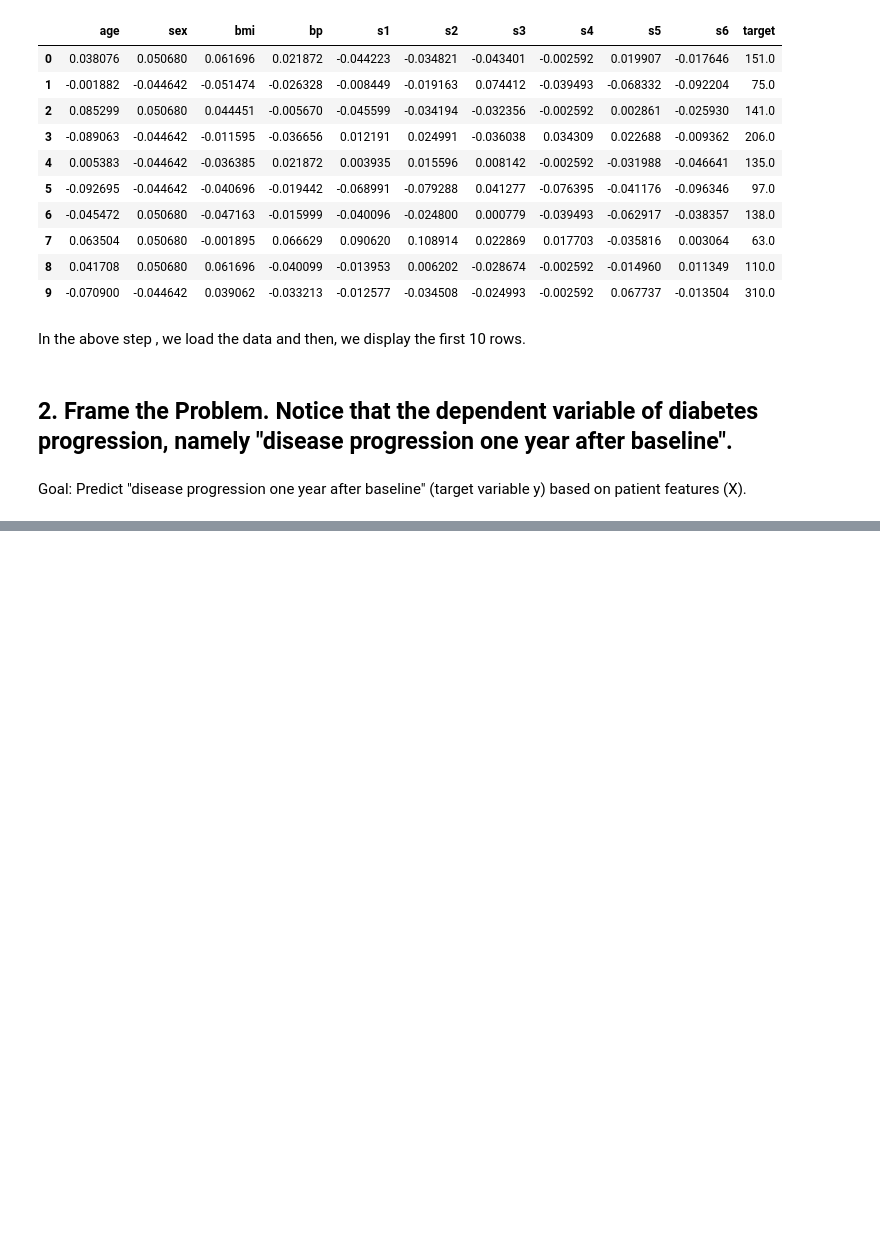
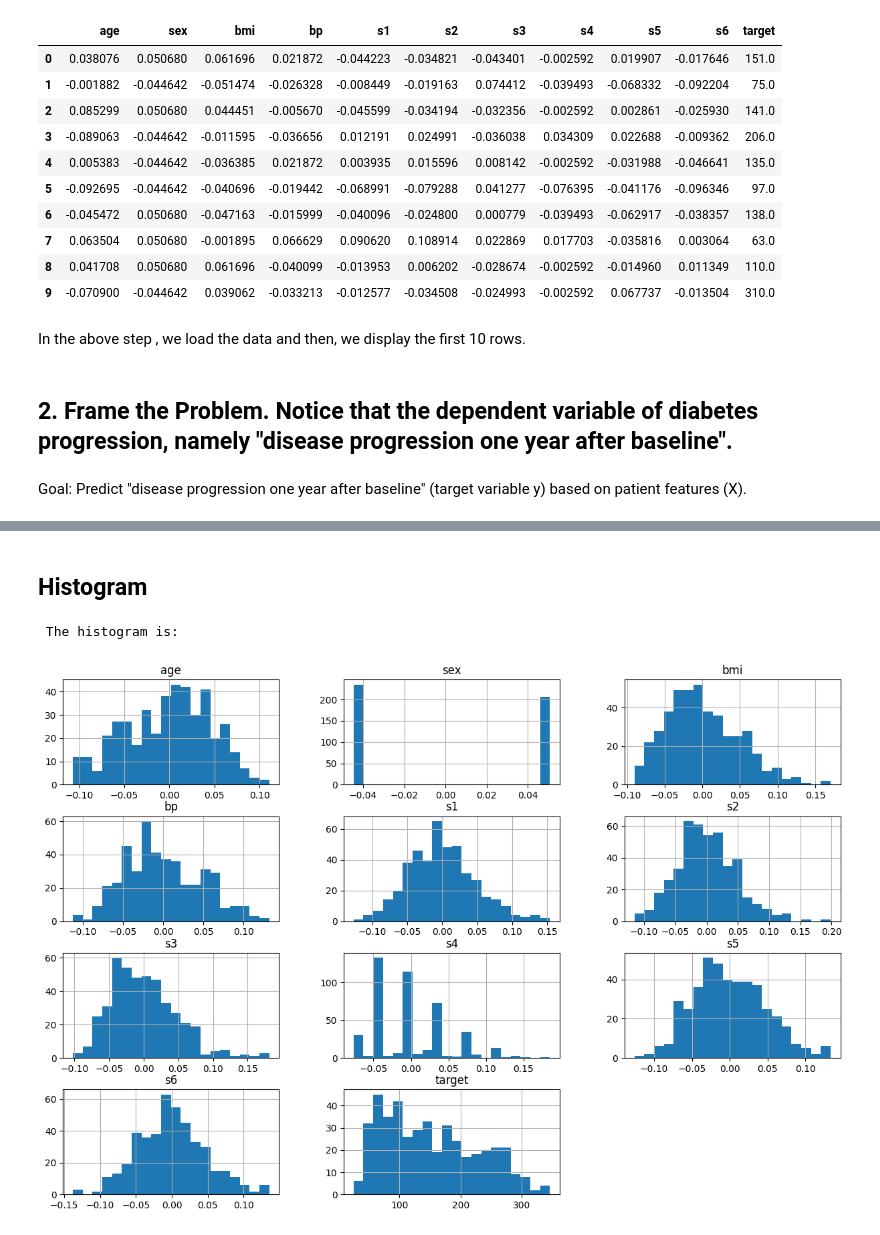
Before and after one commit to theRedeemer997/Practical-Lab-2-CSCN8010-8990691, a Jupyter notebook: lab2.ipynb, the cells around one changed output, grey strips where cells are left out. Saved outputs shown, nothing was run; the diff lists cells and outputs as text; code cells hidden in the pictures; blank space fills up the shorter version.

```diff
--- a/lab2.ipynb
+++ b/lab2.ipynb
@@ -36,0 +91,10 @@ Goal: Predict "disease progression one year after baseline" (target variable y)
+# %% [markdown]
+## Histogram
+# %%
+print("\n The histogram is: ")
+# histogram where width=15 and height = 10
+df.hist(bins=20, figsize=(15, 10))
+plt.show()
+# %% [output]
+ The histogram is:
+[figure, added]
```
Also changed, not shown: parts of 7 cells of this notebook.
